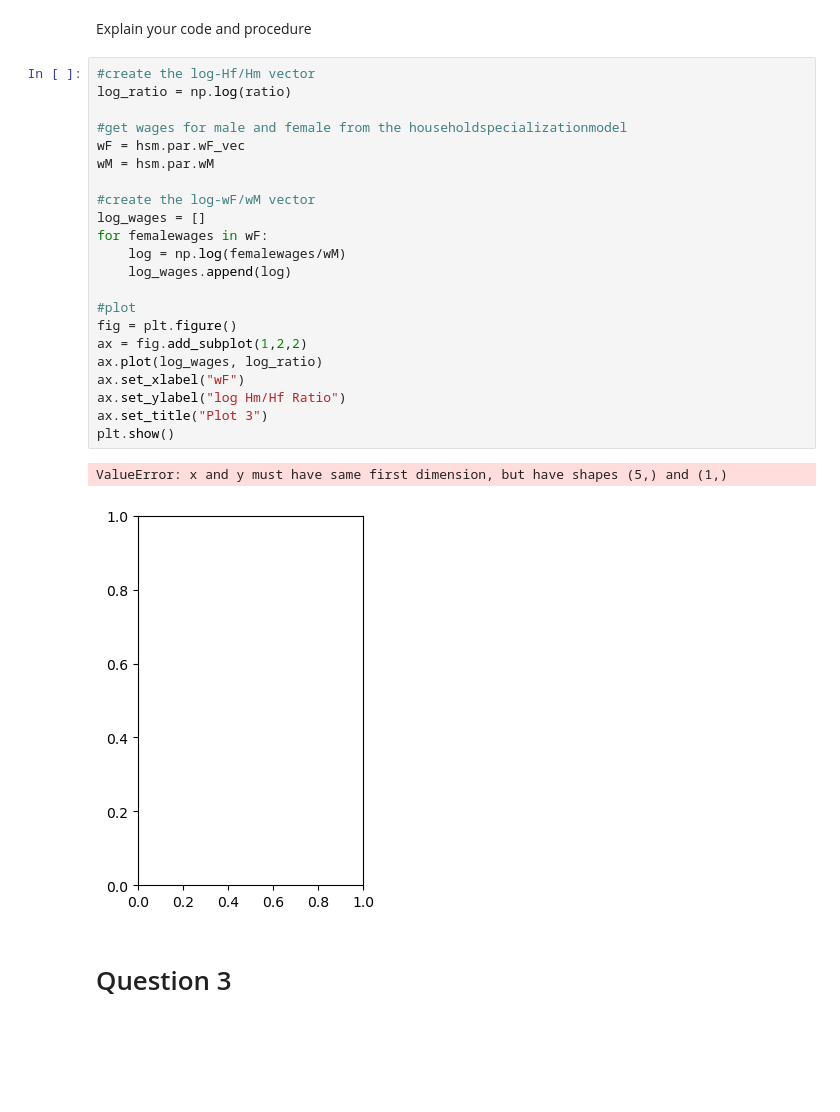
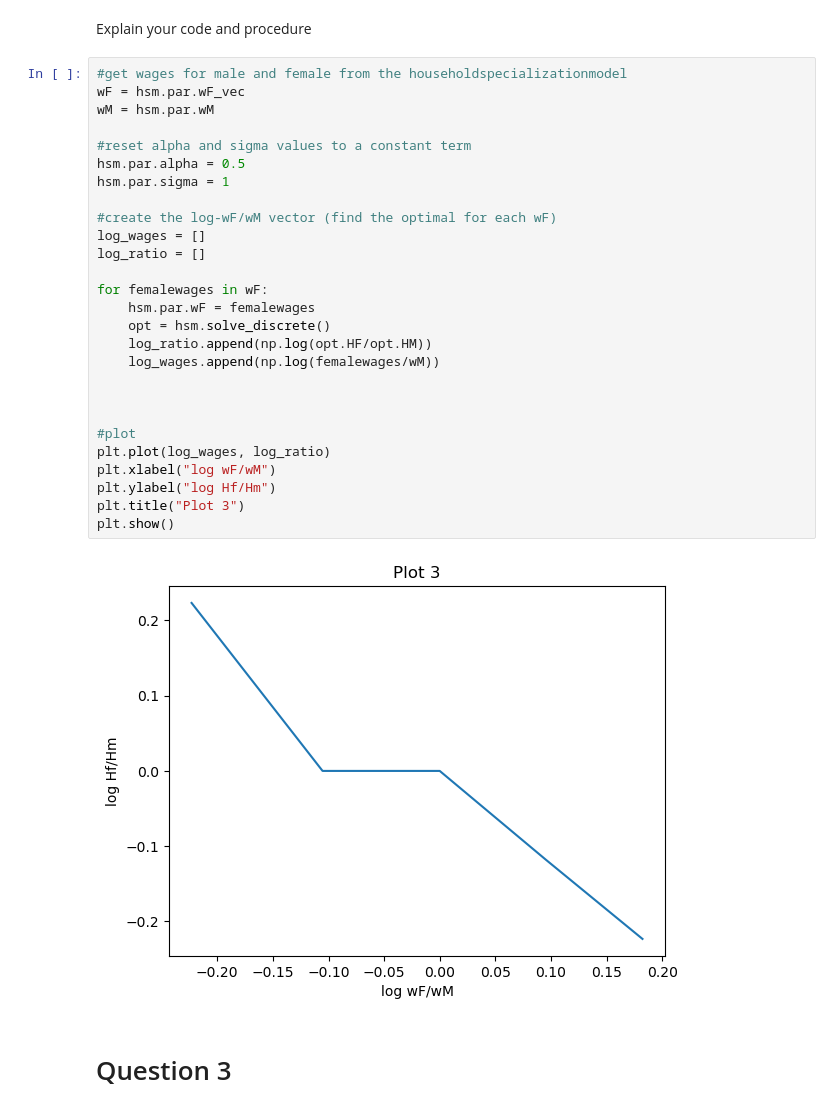
Before and after one commit to NumEconCopenhagen/projects-2023-shashi-buhle, a Jupyter notebook: inauguralproject/inauguralproject.ipynb, the cells around one changed output. Drawn from its saved outputs; the diff is of its cells as text; blank space fills up the shorter version.

```diff
--- a/inauguralproject/inauguralproject.ipynb
+++ b/inauguralproject/inauguralproject.ipynb
@@ -87,30 +87,34 @@ plt.show()
 # %% [markdown]
 Explain your code and procedure
 # %%
-#create the log-Hf/Hm vector
-log_ratio = np.log(ratio)
-
 #get wages for male and female from the householdspecializationmodel
 wF = hsm.par.wF_vec
 wM = hsm.par.wM
 
-#create the log-wF/wM vector
+#reset alpha and sigma values to a constant term
+hsm.par.alpha = 0.5
+hsm.par.sigma = 1
+
+#create the log-wF/wM vector (find the optimal for each wF)
 log_wages = []
+log_ratio = []
+
 for femalewages in wF:
-    log = np.log(femalewages/wM)
-    log_wages.append(log)
+    hsm.par.wF = femalewages
+    opt = hsm.solve_discrete()
+    log_ratio.append(np.log(opt.HF/opt.HM))
+    log_wages.append(np.log(femalewages/wM))
+
+
 
 #plot
-fig = plt.figure()
-ax = fig.add_subplot(1,2,2)
-ax.plot(log_wages, log_ratio)
-ax.set_xlabel("wF")
-ax.set_ylabel("log Hm/Hf Ratio")
-ax.set_title("Plot 3")
+plt.plot(log_wages, log_ratio)
+plt.xlabel("log wF/wM")
+plt.ylabel("log Hf/Hm")
+plt.title("Plot 3")
 plt.show()
 # %% [output]
-ValueError: x and y must have same first dimension, but have shapes (5,) and (1,)
-[figure, old version]
+[figure, new version]
 # %% [markdown]
 # Question 3
 # %% [markdown]
```
